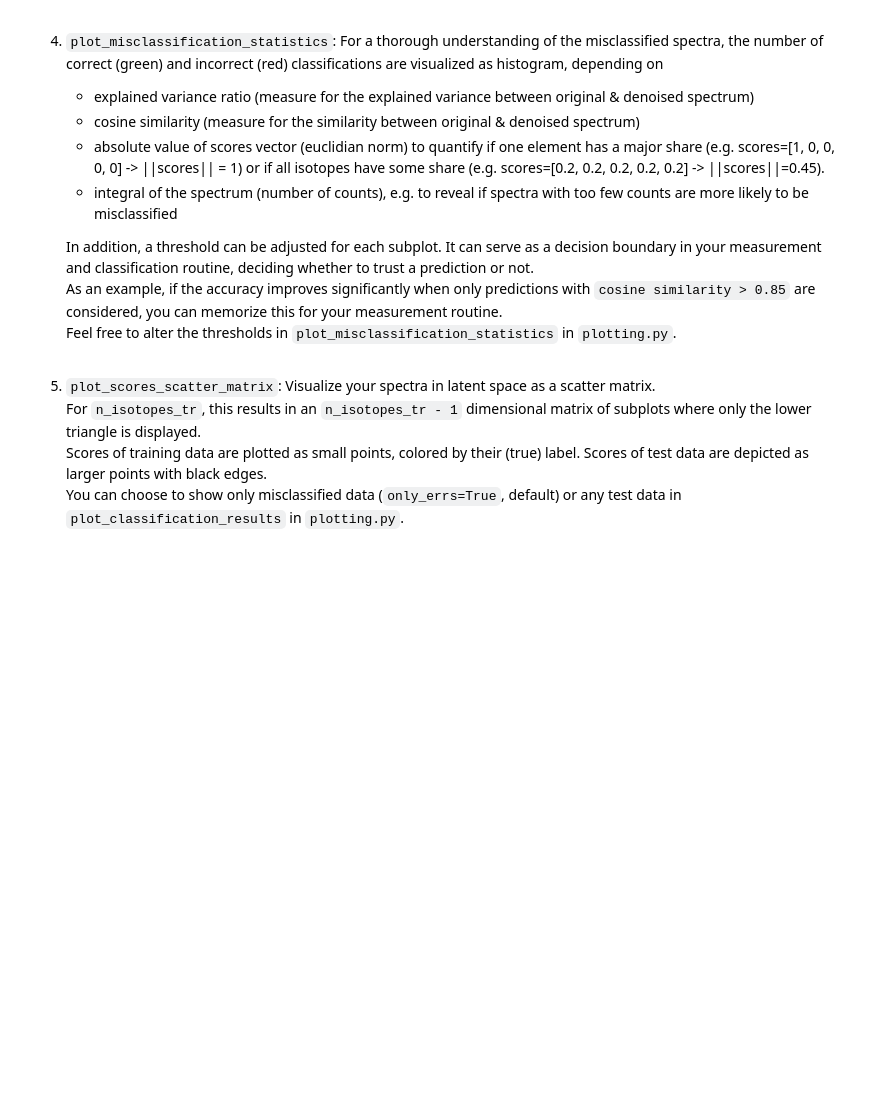
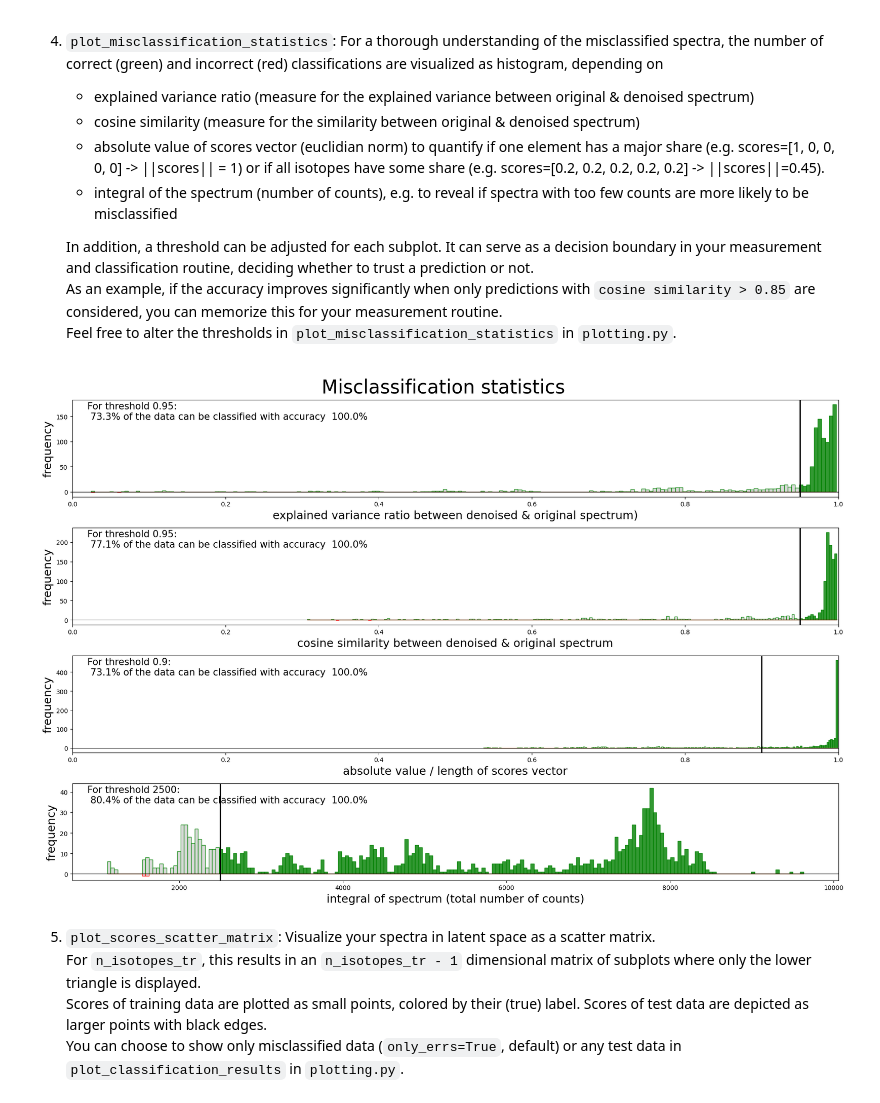
Before and after one commit to Schlavioner/gamma_flow, a Jupyter notebook: 02_model.ipynb, the cells around one changed output. Cells and saved outputs as stored; diff of their text form; code cells hidden in the pictures; blank space fills up the shorter version.

```diff
--- a/02_model.ipynb
+++ b/02_model.ipynb
@@ -139,7 +173,11 @@ plot_denoised_spectrum_example(data_val)  # example spectrum (original & denoise
     As an example, if the accuracy improves significantly when only predictions with `cosine similarity > 0.85` are considered, you can memorize this for your measurement routine.
     Feel free to alter the thresholds in `plot_misclassification_statistics` in `plotting.py`.
 # %%
-plot_misclassification_statistics(data_val, class_type)  # histogram of correct & incorrect classifications
+plot_misclassification_statistics(
+    data_val, class_type
+)  # histogram of correct & incorrect classifications
+# %% [output]
+[figure, added]
 # %% [markdown]
 5. `plot_scores_scatter_matrix`: Visualize your spectra in latent space as a scatter matrix.
 For `n_isotopes_tr`, this results in an `n_isotopes_tr - 1` dimensional matrix of subplots where only the lower triangle is displayed.
```
Also changed, not shown: parts of 13 cells of this notebook, 3 other files.
